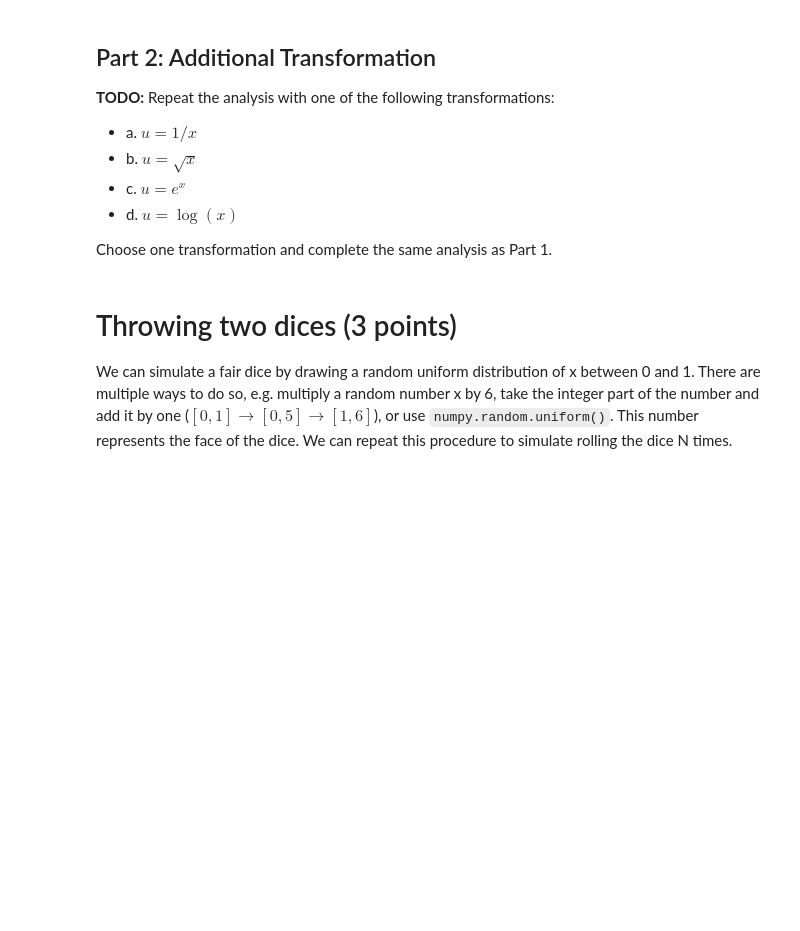
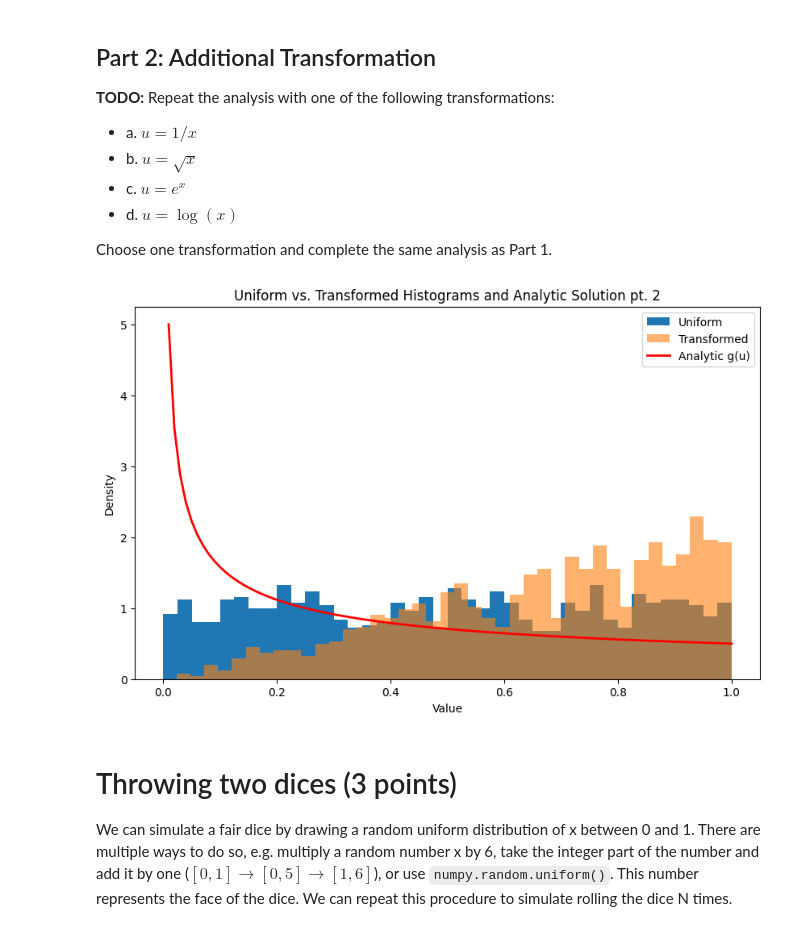
Before and after one commit to Klinjin/Au25_Phys434_Data_Analysis_Lab, a Jupyter notebook: LAB2/lab_2_AlexFeucht.ipynb, the cells around one changed output. Saved outputs shown, nothing was run; the diff lists cells and outputs as text; code cells hidden in the pictures; blank space fills up the shorter version.

```diff
--- a/LAB2/lab_2_AlexFeucht.ipynb
+++ b/LAB2/lab_2_AlexFeucht.ipynb
@@ -64,6 +101,36 @@ Choose one transformation and complete the same analysis as Part 1.
 # 2. Plot histogram of transformed values
 # 3. Derive and plot the analytical solution on the same graph
 # 4. Compare simulation with analytical prediction
+# %%
+# uniform distribution 2
+uniformSample2 = np.random.uniform(0, 1, 1000)
+
+# transformed uniform distribution [u = sqrt(x)]
+transformU2 = np.sqrt(uniformSample2)
+
+# analytic distribution [g(u) for u = sqrt(x), x ~ Uniform(0,1) is g(u) = 1/(2*sqrt(u)) for 0 < u < 1]
+u_values2 = np.linspace(0.01, 1, 100) # Avoid u=0 for sqrt
+analyticDist2 = 1/(2*(np.sqrt(u_values2)))
+
+# Histograms
+
+# Create figure histograms
+fig, ax = plt.subplots(figsize=(10, 6))
+ax.hist(uniformSample2, bins = 40, density=True, label=f'Uniform')
+ax.hist(transformU2, bins = 40, density=True, alpha=0.6, label=f'Transformed')
+
+# Plot the analytic solution on top of histograms
+ax.plot(u_values, analyticDist2, 'r-', lw=2, label='Analytic g(u)')
+
+# Set labels and title
+ax.set_title(f"Uniform vs. Transformed Histograms and Analytic Solution pt. 2")
+ax.set_xlabel("Value")
+ax.set_ylabel("Density")
+ax.legend()
+
+plt.show()
+# %% [output]
+[figure, added]
 # %% [markdown]
 # Throwing two dices (3 points)
 
```
Also changed, not shown: parts of 8 cells of this notebook.
